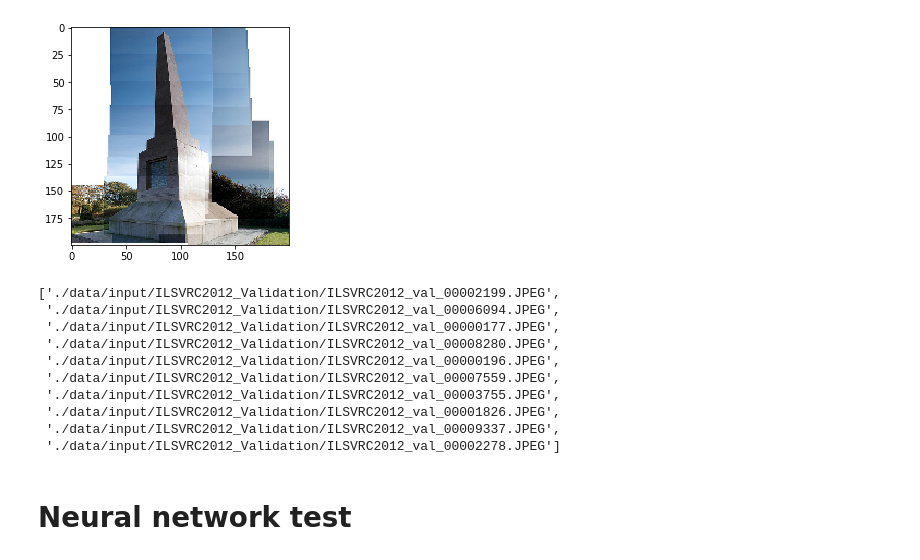
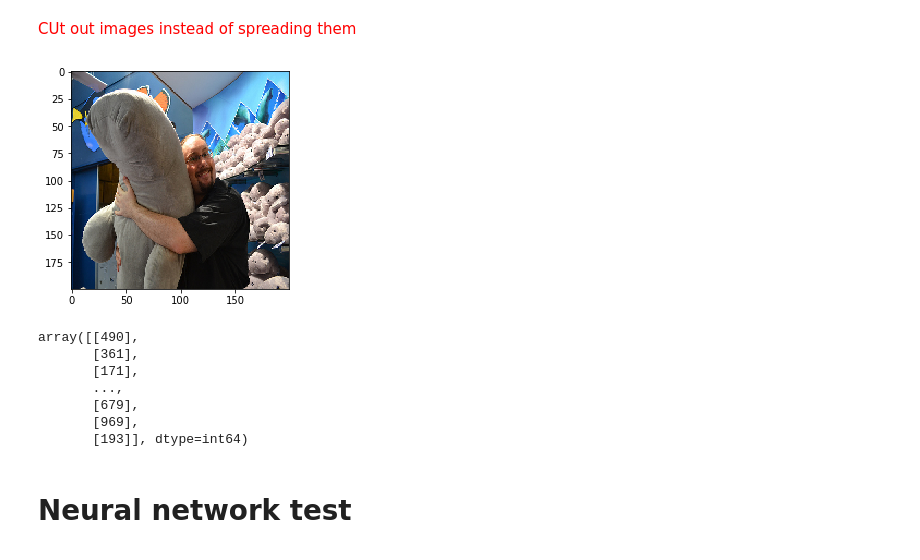
Before and after one commit to novajon/classy-conv-features, a Jupyter notebook: 20180517_Neural Network Object Detection_data producing step_local files.ipynb, the cells around one changed output. Drawn from its saved outputs; the diff is of its cells as text; code cells hidden in the pictures.

Commit message:
Image Processing from local files added for ImageNet (WIP)

```diff
--- a/20180517_Neural Network Object Detection_data producing step_local files.ipynb
+++ b/20180517_Neural Network Object Detection_data producing step_local files.ipynb
@@ -35,3 +32,5 @@ Using TensorFlow backend.
+# %% [markdown]
+<font color="red">CUt out images instead of spreading them </font>
 # %%
 def load_image(filename, img_rows=100, img_cols=100, plot=True):
     try:
@@ -55,35 +54,25 @@ def load_image(filename, img_rows=100, img_cols=100, plot=True):
         print("removed")
         return np.array([])
 # %%
-def fetch_data (file_path, img_rows=100, img_cols=100):
+def fetch_data (file_path, img_rows=100, img_cols=100, cutoff=-1):
     # 2. Auto-iterate using the query syntax
     #    https://developers.google.com/drive/v2/web/search-parameters
-    file_list = glob.glob("./data/input/" + file_path + "/*.JPEG")
+
+    # file_list = glob.glob("./data/input/" + file_path + "/*.JPEG")
+    file_list = glob.glob(file_path + "/*.JPEG")
 
     final_images = []
     batches = []
-    for f in file_list[0:10]:
+    for f in file_list[0:cutoff]:
         curr_image = load_image(f, img_rows, img_cols)
         if curr_image.size != 0:
             final_images.append(f)
             batches.append(curr_image)
-    return final_images, batches
+    batches = [b[0] for b in batches]
+    return final_images, np.array(batches)
 # %%
 img_rows, img_cols = 200, 200
-input_path = "ILSVRC2012_Validation"
-final_images, batches = fetch_data(input_path, img_rows, img_cols)
+input_path = "351_Data\\ILSVRC2012_Validation\\"
+final_images, batches = fetch_data(input_path + "images", img_rows, img_cols, 2000)
 # %% [output]
-[figure, old version]
+[figure, new version]
-# %%
-final_images
-# %% [output]
-['./data/input/ILSVRC2012_Validation/ILSVRC2012_val_00002199.JPEG',
- './data/input/ILSVRC2012_Validation/ILSVRC2012_val_00006094.JPEG',
- './data/input/ILSVRC2012_Validation/ILSVRC2012_val_00000177.JPEG',
- './data/input/ILSVRC2012_Validation/ILSVRC2012_val_00008280.JPEG',
- './data/input/ILSVRC2012_Validation/ILSVRC2012_val_00000196.JPEG',
- './data/input/ILSVRC2012_Validation/ILSVRC2012_val_00007559.JPEG',
- './data/input/ILSVRC2012_Validation/ILSVRC2012_val_00003755.JPEG',
- './data/input/ILSVRC2012_Validation/ILSVRC2012_val_00001826.JPEG',
- './data/input/ILSVRC2012_Validation/ILSVRC2012_val_00009337.JPEG',
- './data/input/ILSVRC2012_Validation/ILSVRC2012_val_00002278.JPEG']
@@ -90,2 +85,12 @@ final_images
+# %%
+curr_labels
+# %% [output]
+array([[490],
+       [361],
+       [171],
+       ...,
+       [679],
+       [969],
+       [193]], dtype=int64)
 # %% [markdown]
 # Neural network test
```
Also changed, not shown: parts of 41 cells of this notebook, 1 other file.
